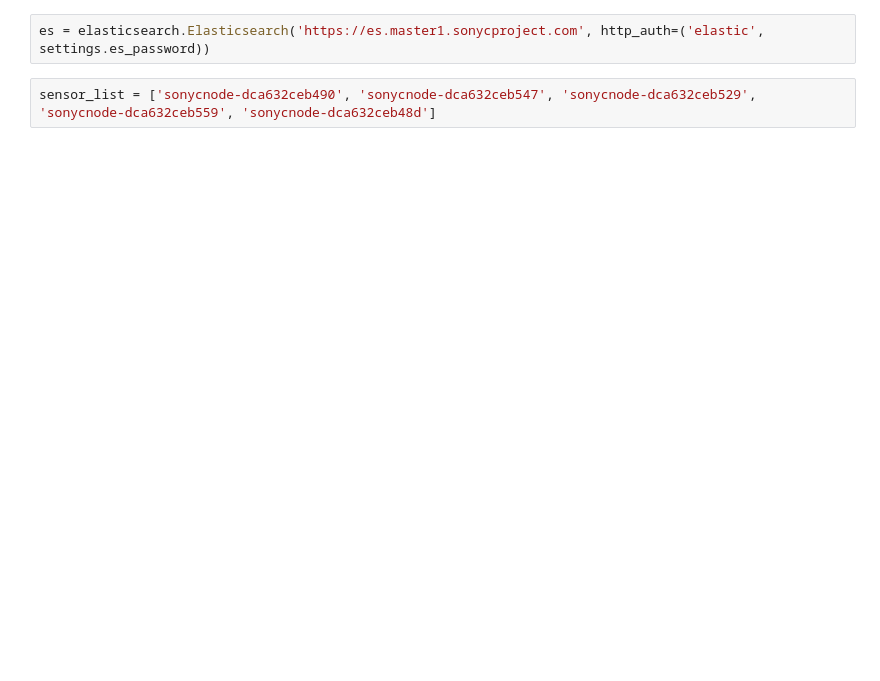
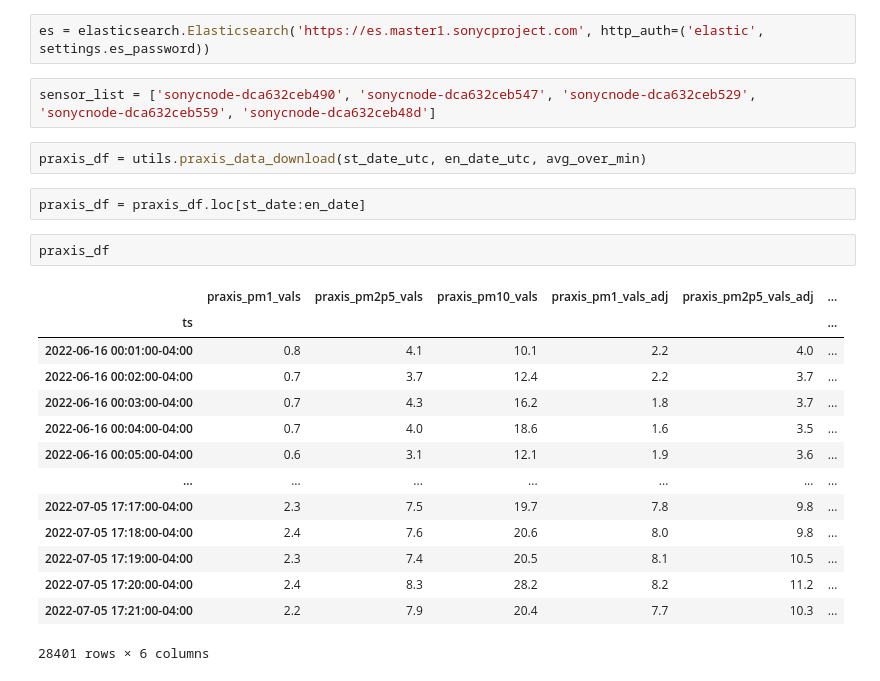
Before and after one commit to sonyc-project/sonycAQ, a Jupyter notebook: notebooks/Ml_modal_with_Local_weather_station/apply_model_fit_to_new_data.ipynb, the cells around one changed output. Cells and saved outputs as stored; diff of their text form; blank space fills up the shorter version.

```diff
--- a/notebooks/Ml_modal_with_Local_weather_station/apply_model_fit_to_new_data.ipynb
+++ b/notebooks/Ml_modal_with_Local_weather_station/apply_model_fit_to_new_data.ipynb
@@ -116,6 +81,27 @@ df_weather
 es = elasticsearch.Elasticsearch('https://es.master1.sonycproject.com', http_auth=('elastic', settings.es_password))
 # %%
 sensor_list = ['sonycnode-dca632ceb490', 'sonycnode-dca632ceb547', 'sonycnode-dca632ceb529', 'sonycnode-dca632ceb559', 'sonycnode-dca632ceb48d']
+# %%
+praxis_df = utils.praxis_data_download(st_date_utc, en_date_utc, avg_over_min)
+# %%
+praxis_df = praxis_df.loc[st_date:en_date]
+# %%
+praxis_df
+# %% [output]
+|  | praxis_pm1_vals | praxis_pm2p5_vals | praxis_pm10_vals | praxis_pm1_vals_adj | praxis_pm2p5_vals_adj | ... |
+| ts |  |  |  |  |  | ... |
+| 2022-06-16 00:01:00-04:00 | 0.8 | 4.1 | 10.1 | 2.2 | 4.0 | ... |
+| 2022-06-16 00:02:00-04:00 | 0.7 | 3.7 | 12.4 | 2.2 | 3.7 | ... |
+| 2022-06-16 00:03:00-04:00 | 0.7 | 4.3 | 16.2 | 1.8 | 3.7 | ... |
+| 2022-06-16 00:04:00-04:00 | 0.7 | 4.0 | 18.6 | 1.6 | 3.5 | ... |
+| 2022-06-16 00:05:00-04:00 | 0.6 | 3.1 | 12.1 | 1.9 | 3.6 | ... |
+| ... | ... | ... | ... | ... | ... | ... |
+| 2022-07-05 17:17:00-04:00 | 2.3 | 7.5 | 19.7 | 7.8 | 9.8 | ... |
+| 2022-07-05 17:18:00-04:00 | 2.4 | 7.6 | 20.6 | 8.0 | 9.8 | ... |
+| 2022-07-05 17:19:00-04:00 | 2.3 | 7.4 | 20.5 | 8.1 | 10.5 | ... |
+| 2022-07-05 17:20:00-04:00 | 2.4 | 8.3 | 28.2 | 8.2 | 11.2 | ... |
+| 2022-07-05 17:21:00-04:00 | 2.2 | 7.9 | 20.4 | 7.7 | 10.3 | ... |
+28401 rows × 6 columns
 # %%
 # sensor_list = ['sonycnode-dca632ceb490']
 for fqdn in sensor_list:
```
Also changed, not shown: parts of 4 cells of this notebook, 8 other files.
